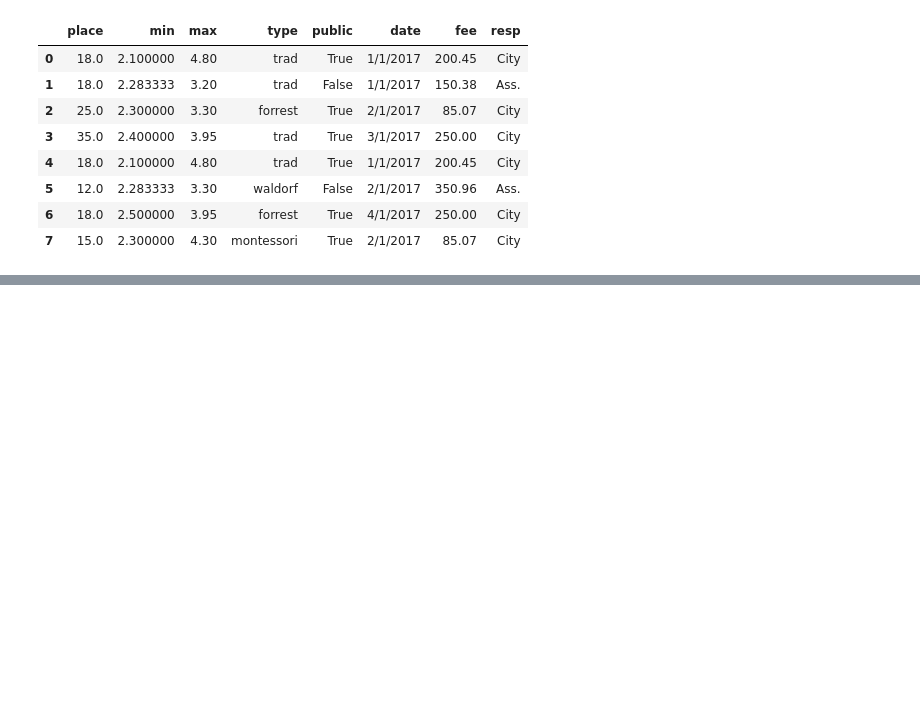
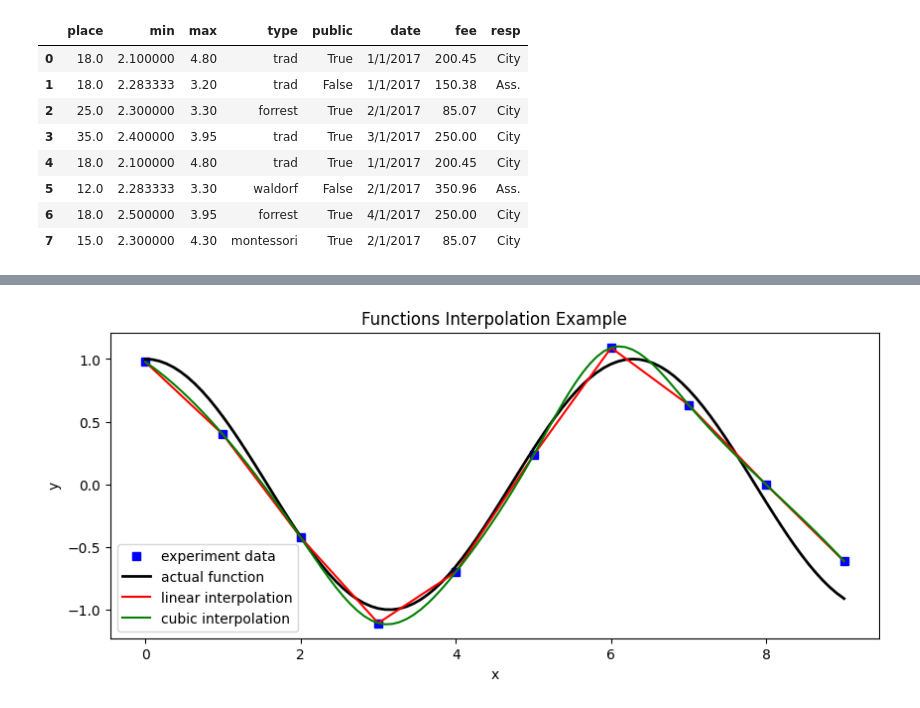
Before and after one commit to vegedy/DataScience, a Jupyter notebook: python/09-scientific-calculations.ipynb, the cells around one changed output, grey strips where cells are left out. Drawn from its saved outputs; the diff is of its cells as text; code cells hidden in the pictures; blank space fills up the shorter version.

```diff
--- a/python/09-scientific-calculations.ipynb
+++ b/python/09-scientific-calculations.ipynb
@@ -391,0 +448,31 @@ dat.to_csv('data/preprocessed_data.csv', encoding="utf-8")
+# %%
+# Wertebereiche generieren
+n = np.arange(0, 10)
+x = np.linspace(0, 9, 100)
+
+# die tatsächlichen Werte berechnen
+y_actual = np.cos(x)
+
+# zufällige Versuchsdaten erzeugen
+y_experiment = np.cos(n) + 0.1 * np.random.randn(len(n))
+# %%
+# lineare Interpolation durchführen
+linear_interpolation = interp1d(n, y_experiment, kind="linear")
+y_linear_interpolation = linear_interpolation(x)
+
+cubic_interpolation = interp1d(n, y_experiment, kind="cubic")
+y_cubic_interpolation = cubic_interpolation(x)
+# %%
+# Vergleichsplot erzeugen
+fig, ax = plt.subplots(figsize=(10,4))
+ax.plot(n, y_experiment, "bs", label="experiment data")
+ax.plot(x, y_actual, "k", lw=2, label="actual function")
+ax.plot(x, y_linear_interpolation, "r", label="linear interpolation")
+ax.plot(x, y_cubic_interpolation, "g", label="cubic interpolation")
+ax.legend(loc=3);
+plt.xlabel("x")
+plt.ylabel("y")
+plt.title("Functions Interpolation Example")
+plt.show()
+# %% [output]
+[figure, added]
```
Also changed, not shown: parts of 10 cells of this notebook.
